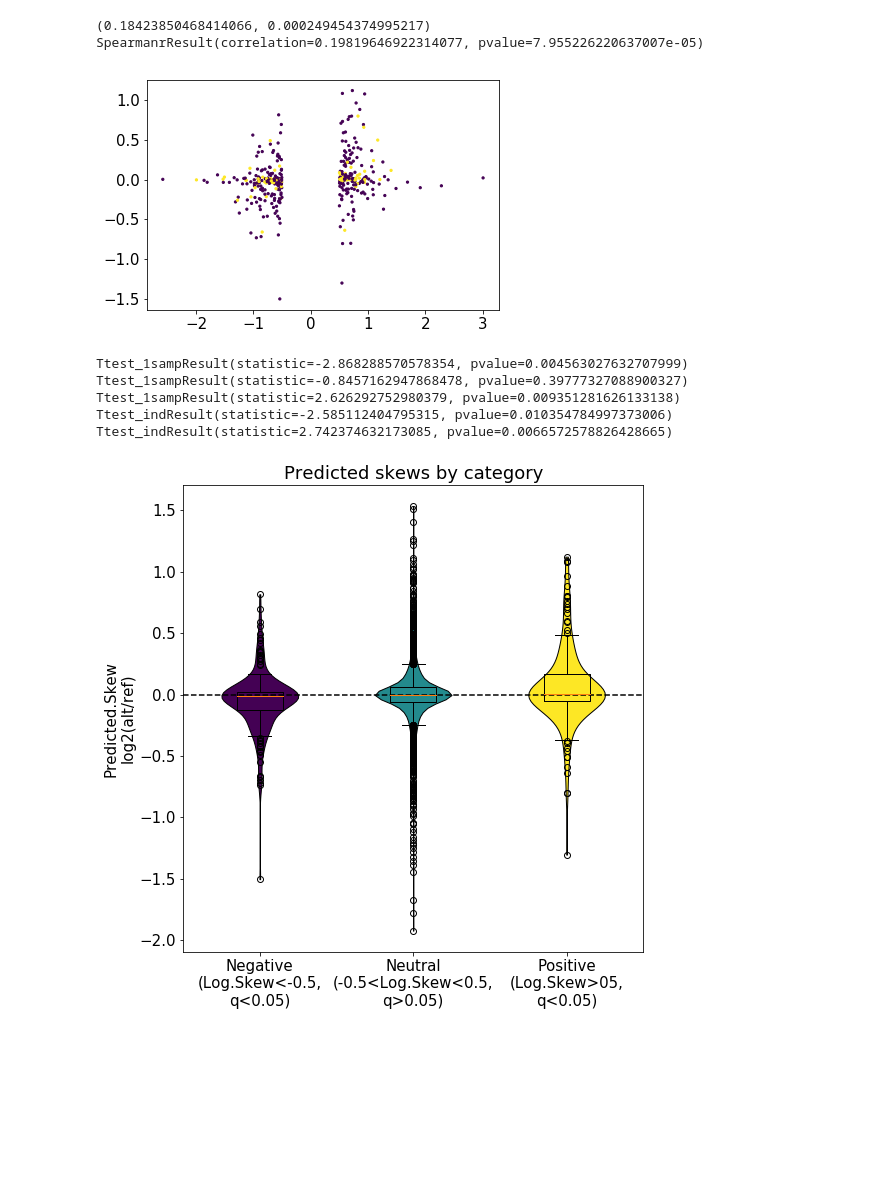
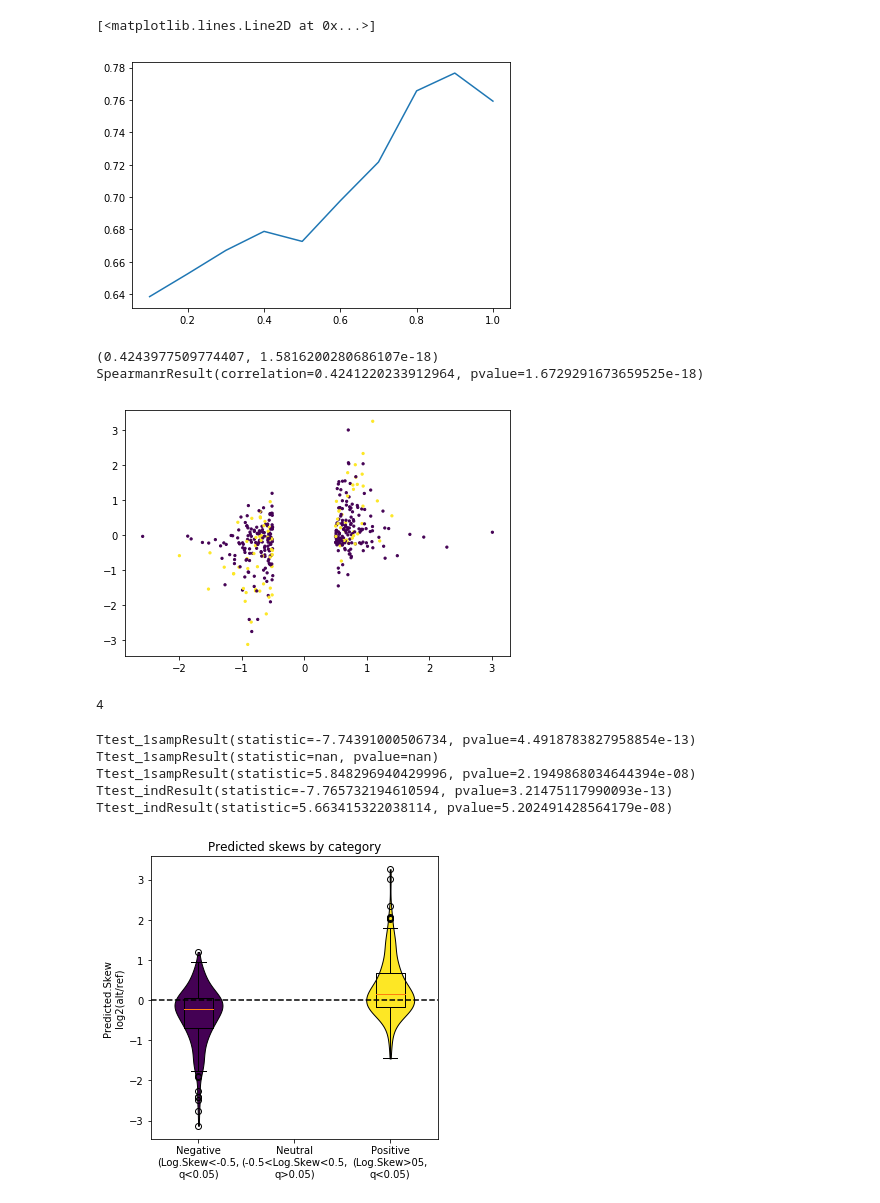
Before and after one commit to pfenninglab/ml-prototypes, a Jupyter notebook: lcl_regressions/plot_classification_model_performances_hg19_corrected_tewhey_sequences.ipynb, the cells around one changed output. Drawn from its saved outputs; the diff is of its cells as text; code cells hidden in the pictures; blank space fills up the shorter version.

```diff
--- a/lcl_regressions/plot_classification_model_performances_hg19_corrected_tewhey_sequences.ipynb
+++ b/lcl_regressions/plot_classification_model_performances_hg19_corrected_tewhey_sequences.ipynb
@@ -26,11 +24,14 @@ tewhey_alt_sequences = np.load("/projects/pfenninggroup/machineLearningForComput
 # %%
 ref_scores = classification_model_3_hg19.predict(tewhey_ref_sequences)
 alt_scores = classification_model_3_hg19.predict(tewhey_alt_sequences)
+# %%
+ref_scores = expit(np.load("dnase_classifier_ref_scores.npy"))
+alt_scores = expit(np.load("dnase_classifier_alt_scores.npy"))
 # %%
 tewhey_snp_info = pd.read_csv("/projects/pfenninggroup/machineLearningForComputationalBiology/eramamur_stuff/ml_lcl/tewhey_snps_data_extended_joined_to_1kg_mappings_with_1kb_snp_centered_sequences_with_gm_overlaps.txt",
                               sep="\t")
 # %%
 tewhey_snp_info["Ref.score"] = ref_scores
 tewhey_snp_info["Alt.score"] = alt_scores
-tewhey_snp_info["Predicted.skew"] = np.log2(tewhey_snp_info["Alt.score"]) - np.log2(tewhey_snp_info["Ref.score"])
+tewhey_snp_info["Predicted.skew"] = logit(tewhey_snp_info["Alt.score"]) - logit(tewhey_snp_info["Ref.score"])
 # %%
@@ -80,11 +99,17 @@ print(sum(np.sign(tewhey_snp_info_sig["LogSkew.Comb"]) != np.sign(np.log2(tewhey
+# %%
+plt.plot(x,y)
+plt.ylim([0])
+# %% [output]
+[<matplotlib.lines.Line2D at 0x...>]
+[figure, added]
 # %%
 plt.scatter(tewhey_snp_info_sig["LogSkew.Comb"], tewhey_snp_info_sig["Predicted.skew"], c= tewhey_snp_info_sig["Num.Overlaps.GM.peaks"]>0, s=5)
 print(pearsonr(np.nan_to_num(tewhey_snp_info_sig["LogSkew.Comb"]), tewhey_snp_info_sig["Predicted.skew"]))
 print(spearmanr(np.nan_to_num(tewhey_snp_info_sig["LogSkew.Comb"]), tewhey_snp_info_sig["Predicted.skew"]))
 # %% [output]
-(0.18423850468414066, 0.000249454374995217)
-SpearmanrResult(correlation=0.19819646922314077, pvalue=7.955226220637007e-05)
+(0.4243977509774407, 1.5816200280686107e-18)
+SpearmanrResult(correlation=0.4241220233912964, pvalue=1.6729291673659525e-18)
-[figure, old version]
+[figure, new version]
 # %%
 tewhey_snp_info_pos = tewhey_snp_info[tewhey_snp_info["C.Skew.fdr"] > -np.log10(0.05)]
 tewhey_snp_info_pos = tewhey_snp_info_pos[tewhey_snp_info_pos["LogSkew.Comb"]>0.5]
@@ -94,9 +119,13 @@ tewhey_snp_info_neg = tewhey_snp_info_neg[tewhey_snp_info_neg["LogSkew.Comb"]< -
 
 
 tewhey_snp_info_neutral = tewhey_snp_info[tewhey_snp_info["C.Skew.fdr"] < -np.log10(0.05)]
-tewhey_snp_info_neutral = tewhey_snp_info_neutral[np.absolute(tewhey_snp_info_neutral["LogSkew.Comb"]) < 0.5]
+tewhey_snp_info_neutral = tewhey_snp_info_neutral[np.absolute(tewhey_snp_info_neutral["LogSkew.Comb"]) < 0.2]
+# %%
+tewhey_snp_info_neutral["Predicted.skew"].isna().sum()
+# %% [output]
+4
 # %%
-fig, ax = plt.subplots(figsize=(8,8))
+fig, ax = plt.subplots(figsize=(5,5))
 
 parts = ax.violinplot(dataset=[tewhey_snp_info_neg["Predicted.skew"].tolist(), tewhey_snp_info_neutral["Predicted.skew"].tolist(), tewhey_snp_info_pos["Predicted.skew"].tolist()],showmedians=False,showextrema=False)
 
@@ -109,39 +138,40 @@ parts['bodies'][1].set_edgecolor('black')
 parts['bodies'][1].set_alpha(1)
 
 
 parts['bodies'][2].set_facecolor('#FDE725FF')
 parts['bodies'][2].set_edgecolor('black')
 parts['bodies'][2].set_alpha(1)
 
 plt.boxplot([tewhey_snp_info_neg["Predicted.skew"].tolist(), tewhey_snp_info_neutral["Predicted.skew"].tolist(), tewhey_snp_info_pos["Predicted.skew"].tolist()])
 plt.axhline(y=0, c='k', linestyle='--')
 plt.xticks(ticks = range(1,4), labels = ["Negative\n(Log.Skew<-0.5,\nq<0.05)", "Neutral\n(-0.5<Log.Skew<0.5,\nq>0.05)", "Positive\n(Log.Skew>05,\nq<0.05)"], horizontalalignment="center")
 plt.ylabel("Predicted.Skew\nlog2(alt/ref)")
 plt.title("Predicted skews by category")
+plt.savefig("classifier_predicted_skew_binned_peaks_only.svg")
 print(ttest_1samp(tewhey_snp_info_neg["Predicted.skew"].tolist(),0))
 print(ttest_1samp(tewhey_snp_info_neutral["Predicted.skew"].tolist(),0))
 print(ttest_1samp(tewhey_snp_info_pos["Predicted.skew"].tolist(),0))
 print(ttest_ind_from_stats(np.mean(tewhey_snp_info_neg["Predicted.skew"]),
                      np.std(tewhey_snp_info_neg["Predicted.skew"]),
                      len(tewhey_snp_info_neg["Predicted.skew"].tolist()),
                      np.mean(tewhey_snp_info_neutral["Predicted.skew"]),
                      np.std(tewhey_snp_info_neutral["Predicted.skew"]),
                      len(tewhey_snp_info_neutral["Predicted.skew"].tolist()),
                      equal_var=False))
 print(ttest_ind_from_stats(np.mean(tewhey_snp_info_pos["Predicted.skew"]),
                      np.std(tewhey_snp_info_pos["Predicted.skew"]),
                      len(tewhey_snp_info_pos["Predicted.skew"].tolist()),
                      np.mean(tewhey_snp_info_neutral["Predicted.skew"]),
                      np.std(tewhey_snp_info_neutral["Predicted.skew"]),
                      len(tewhey_snp_info_neutral["Predicted.skew"].tolist()),
                      equal_var=False))
 # %% [output]
-Ttest_1sampResult(statistic=-2.868288570578354, pvalue=0.004563027632707999)
-Ttest_1sampResult(statistic=-0.8457162947868478, pvalue=0.39777327088900327)
-Ttest_1sampResult(statistic=2.626292752980379, pvalue=0.009351281626133138)
-Ttest_indResult(statistic=-2.585112404795315, pvalue=0.010354784997373006)
-Ttest_indResult(statistic=2.742374632173085, pvalue=0.0066572578826428665)
+Ttest_1sampResult(statistic=-7.74391000506734, pvalue=4.4918783827958854e-13)
+Ttest_1sampResult(statistic=nan, pvalue=nan)
+Ttest_1sampResult(statistic=5.848296940429996, pvalue=2.1949868034644394e-08)
+Ttest_indResult(statistic=-7.765732194610594, pvalue=3.21475117990093e-13)
+Ttest_indResult(statistic=5.663415322038114, pvalue=5.202491428564179e-08)
-[figure, old version]
+[figure, new version]
 # %%
 tewhey_snp_info_overlapping_peaks = tewhey_snp_info[tewhey_snp_info["Num.Overlaps.GM.peaks"]>0]
 tewhey_snp_info_pos = tewhey_snp_info_overlapping_peaks[tewhey_snp_info_overlapping_peaks["C.Skew.fdr"] > -np.log10(0.05)]
```
Also changed, not shown: parts of 15 cells of this notebook, 52 other files.
